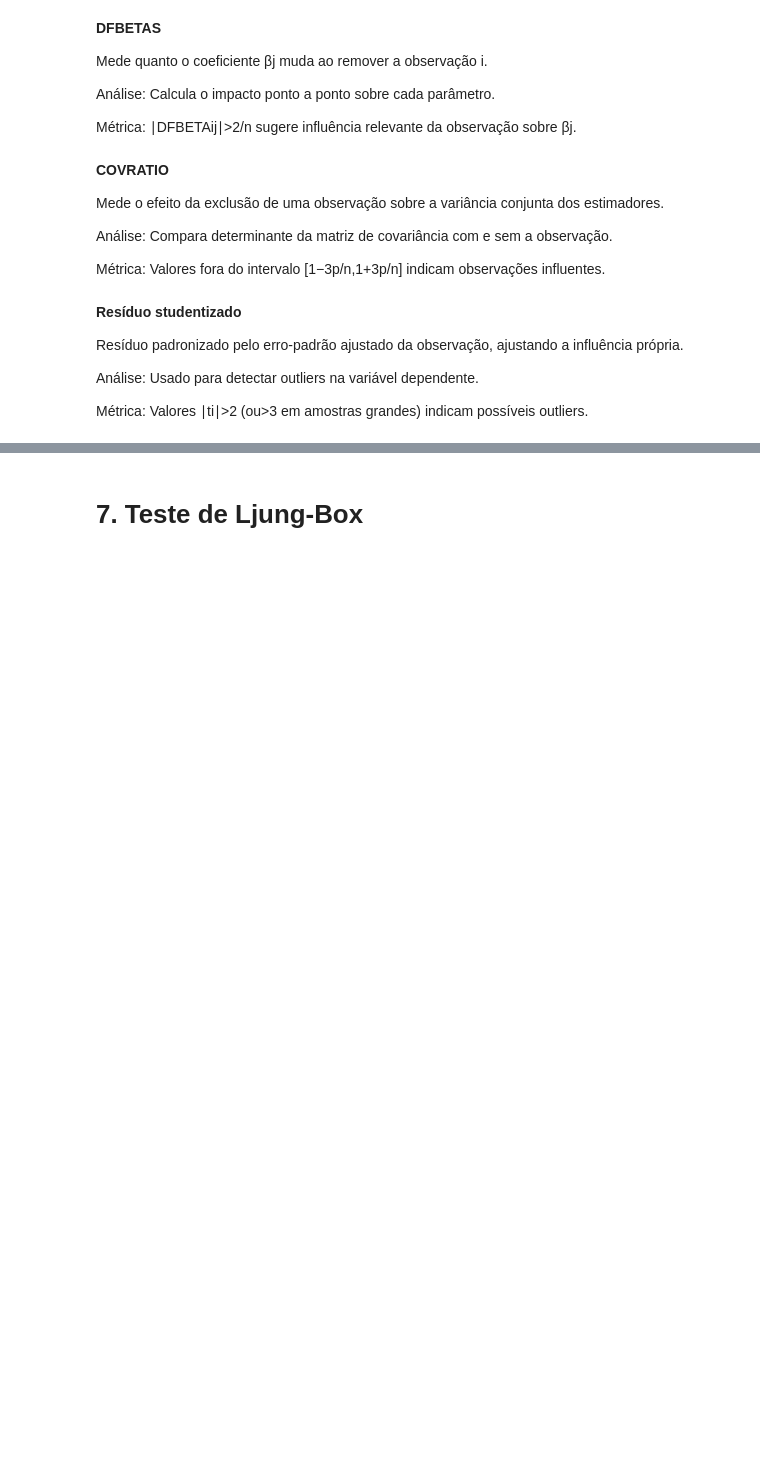
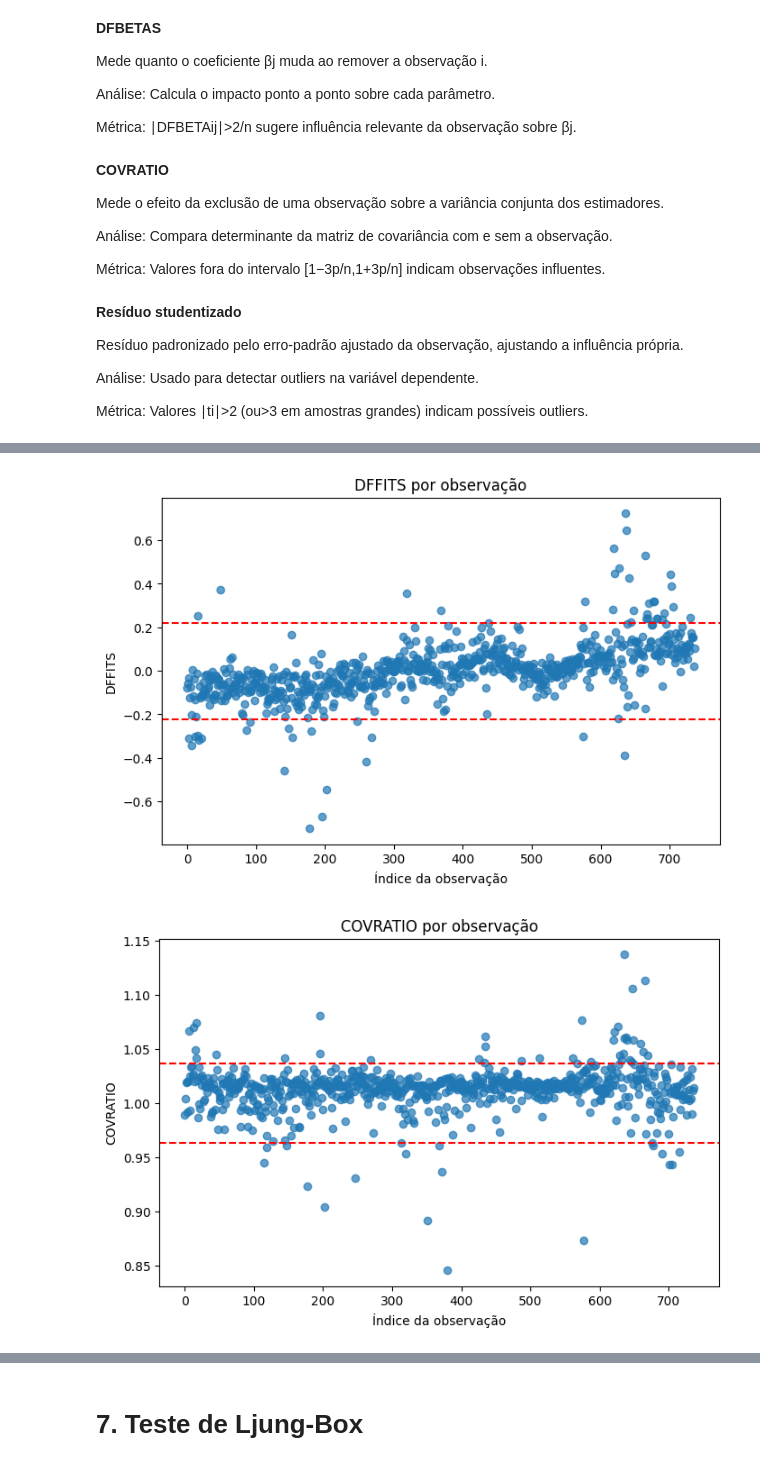
Before and after one commit to viniciuscaregnato/Fama-French-regression, a Jupyter notebook: trabalho 1.ipynb, the cells around one changed output, grey strips where cells are left out. Drawn from its saved outputs; the diff is of its cells as text; code cells hidden in the pictures; blank space fills up the shorter version.

```diff
--- a/trabalho 1.ipynb
+++ b/trabalho 1.ipynb
@@ -1052,0 +911,67 @@ display(df)
+# %%
+
+# --- Objeto de influência ---
+influence = model.get_influence()
+
+# 1) COVRATIO
+covratio = influence.cov_ratio
+
+# 2) DFFITS
+dffits, _ = influence.dffits
+p = X_const.shape[1]   # nº parâmetros (inclui constante)
+n = X_const.shape[0]   # nº observações
+limite_dffits = 2 * np.sqrt(p / n)
+
+# 3) DFBETAS
+dfbetas = influence.dfbetas
+
+# --- Criar tabela consolidada ---
+diagnosticos_df = pd.DataFrame({
+    "COVRATIO": covratio,
+    "DFFITS": dffits
+}, index=df.index)
+
+# adiciona DFBETAS para cada parâmetro
+for i, col in enumerate(X_const.columns):
+    diagnosticos_df[f"DFBETA_{col}"] = dfbetas[:, i]
+
+# Exibir tabela
+print(diagnosticos_df.head())
+
+# --- Gráficos ---
+## DFFITS
+plt.figure(figsize=(8,5))
+plt.scatter(range(n), dffits, alpha=0.7)
+plt.axhline(y=limite_dffits, color="red", linestyle="--")
+plt.axhline(y=-limite_dffits, color="red", linestyle="--")
+plt.title("DFFITS por observação")
+plt.xlabel("Índice da observação")
+plt.ylabel("DFFITS")
+plt.show()
+
+## COVRATIO
+limite_covratio_inf = 1 - 3*p/n
+limite_covratio_sup = 1 + 3*p/n
+
+plt.figure(figsize=(8,5))
+plt.scatter(range(n), covratio, alpha=0.7)
+plt.axhline(y=limite_covratio_inf, color="red", linestyle="--")
+plt.axhline(y=limite_covratio_sup, color="red", linestyle="--")
+plt.title("COVRATIO por observação")
+plt.xlabel("Índice da observação")
+plt.ylabel("COVRATIO")
+plt.show()
+
+## DFBETAS (um gráfico por coeficiente)
+limite_dfbetas = 2 / np.sqrt(n)
+
+for i, col in enumerate(X_const.columns):
+    plt.figure(figsize=(8,5))
+    plt.scatter(range(n), dfbetas[:, i], alpha=0.7)
+    plt.axhline(y=limite_dfbetas, color="red", linestyle="--")
+    plt.axhline(y=-limite_dfbetas, color="red", linestyle="--")
+    plt.title(f"DFBETA para {col}")
+    plt.xlabel("Índice da observação")
+    plt.ylabel(f"DFBETA_{col}")
+    plt.show()
+# %% [output]
@@ -1052,0 +995,2 @@ display(df)
+[figure, added]
+[figure, added]
```
Also changed, not shown: parts of 40 cells of this notebook.
